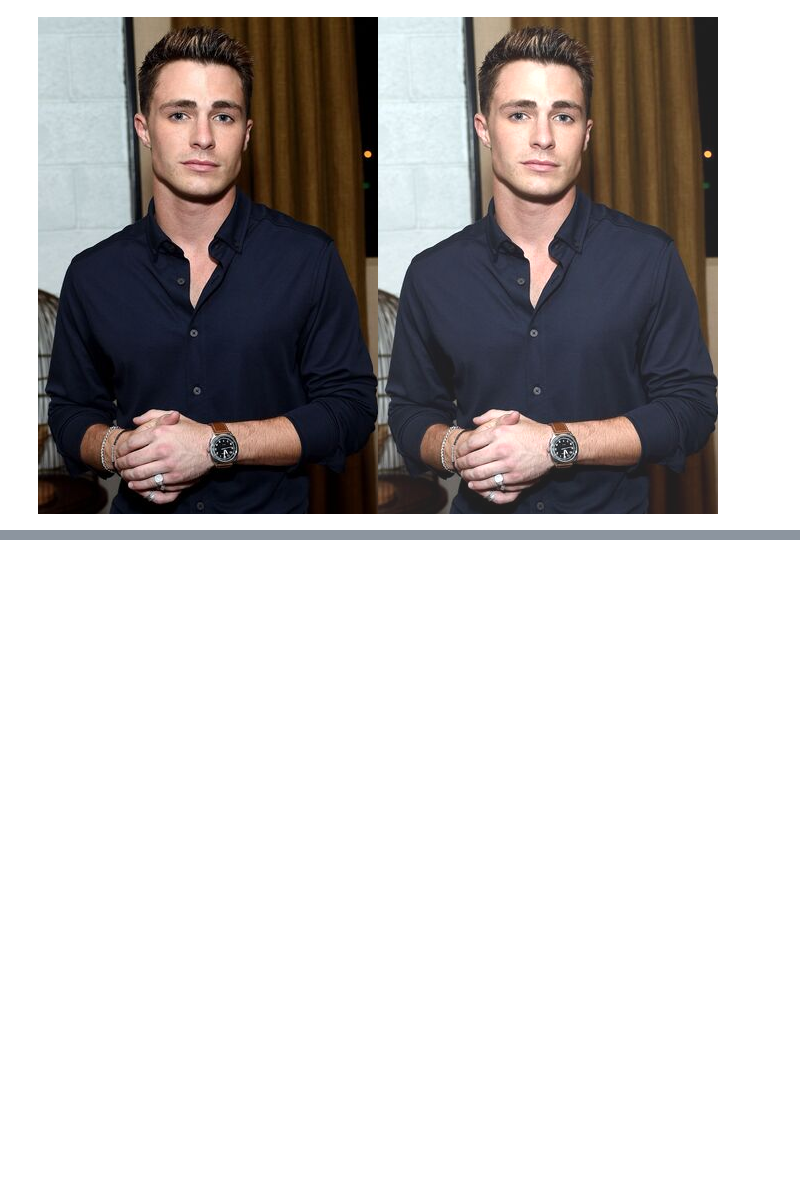
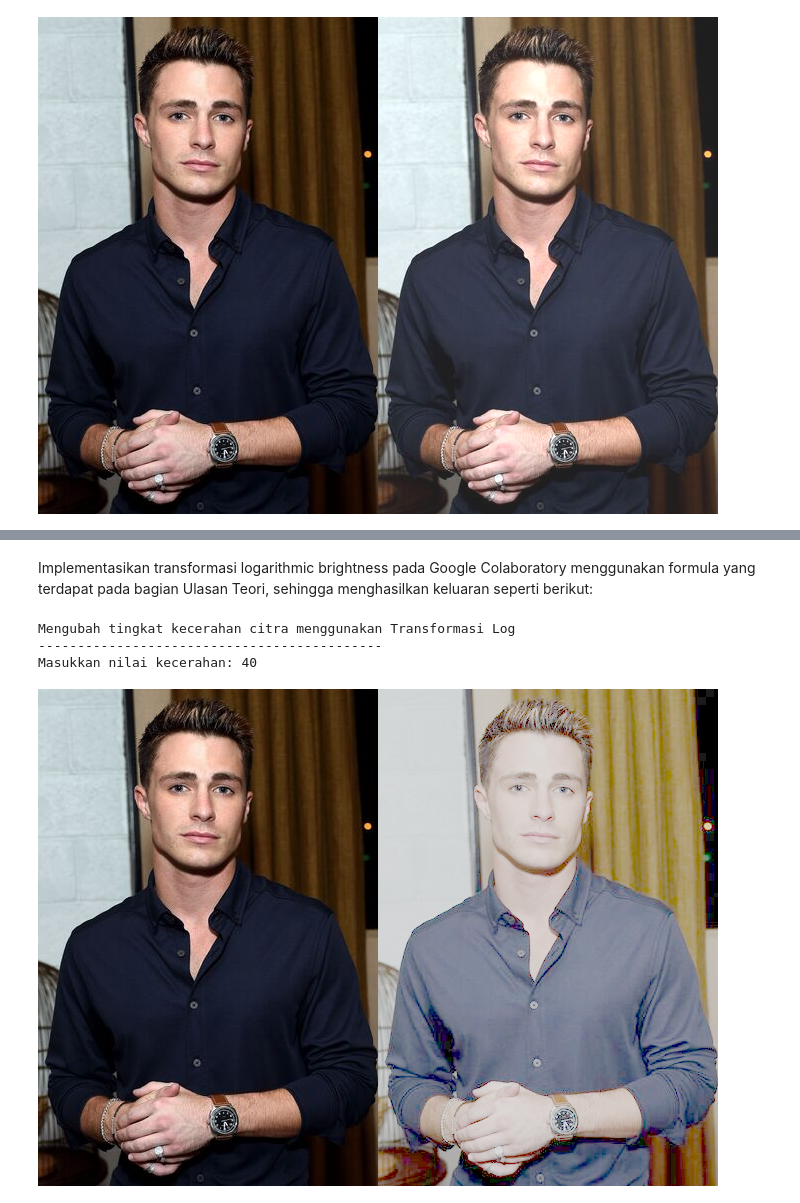
Before and after one commit to hunaynr/PCVK_Genap_2021, a Jupyter notebook: Week3.ipynb, the cells around one changed output, grey strips where cells are left out. Cells and saved outputs as stored; diff of their text form; code cells hidden in the pictures; blank space fills up the shorter version.

```diff
--- a/Week3.ipynb
+++ b/Week3.ipynb
@@ -36,0 +80,29 @@ Masukkan nilai kecerahan: 30
+# %% [markdown]
+Implementasikan transformasi logarithmic brightness pada Google Colaboratory menggunakan formula yang terdapat pada bagian Ulasan Teori, sehingga menghasilkan keluaran seperti berikut:
+# %%
+print('Mengubah tingkat kecerahan citra menggunakan Transformasi Log')
+print('--------------------------------------------')
+try:
+  brightness = int(input('Masukkan nilai kecerahan: '))
+except ValueError:
+  print('Error, not a number')
+
+original = cv.imread('/content/drive/MyDrive/Image Processing/male2.jpg')
+brightness_image = np.zeros(original.shape, original.dtype)
+
+# akses per pixel
+for y in range(original.shape[0]):
+  for x in range(original.shape[1]):
+    for c in range(original.shape[2]):
+      brightness_image[y,x,c] = np.clip(brightness*(np.log(1.0+original[y,x,c])), 0, 255)
+
+# cara simple tanpa for loop
+# brightness_image = cv.convertScaleAbs(original, beta=brightness)
+
+final_frame = cv.hconcat((original, brightness_image))
+cv2_imshow(final_frame)
+# %% [output]
+Mengubah tingkat kecerahan citra menggunakan Transformasi Log
+--------------------------------------------
+Masukkan nilai kecerahan: 40
+[figure, added]
```
Also changed, not shown: parts of 14 cells of this notebook.
